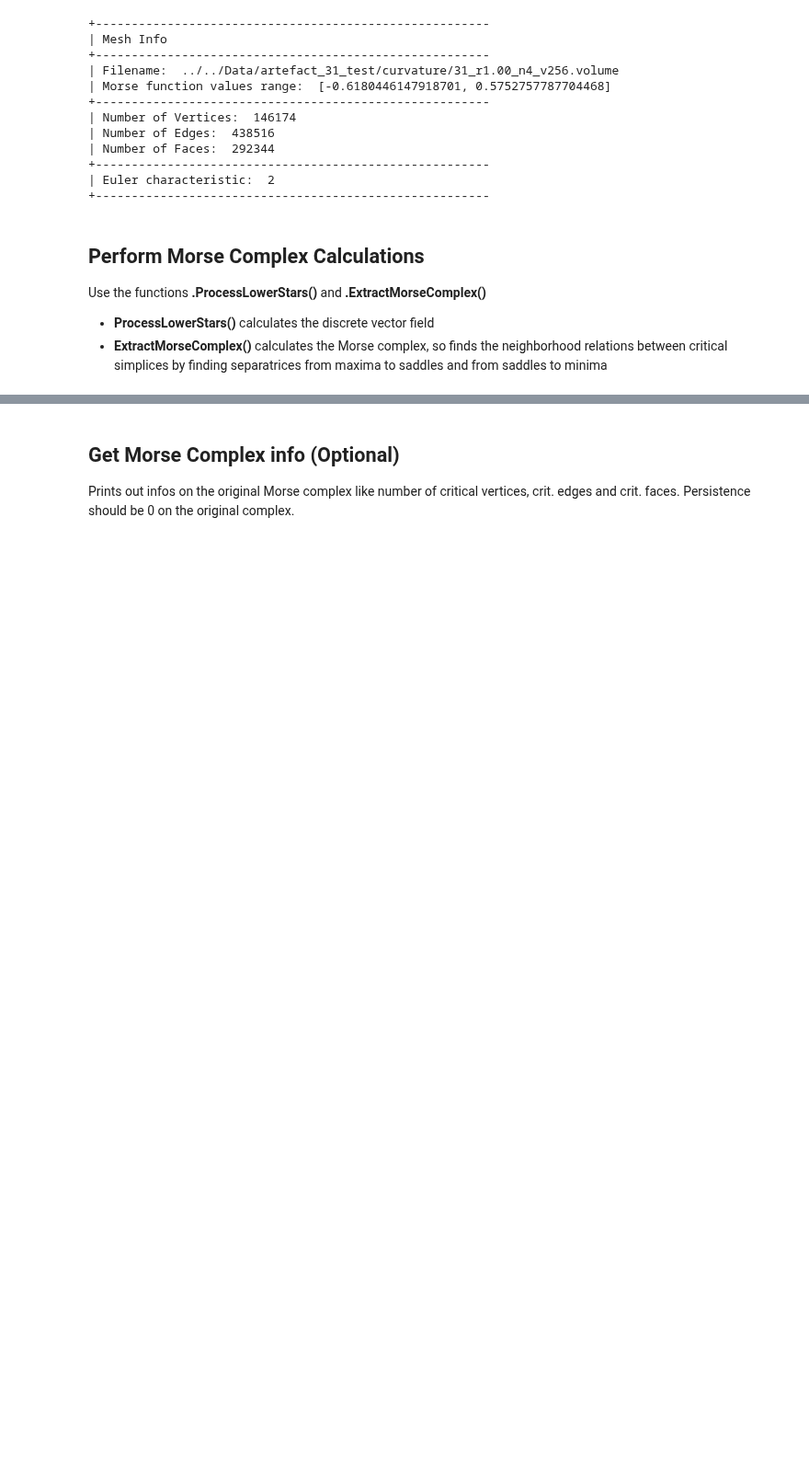
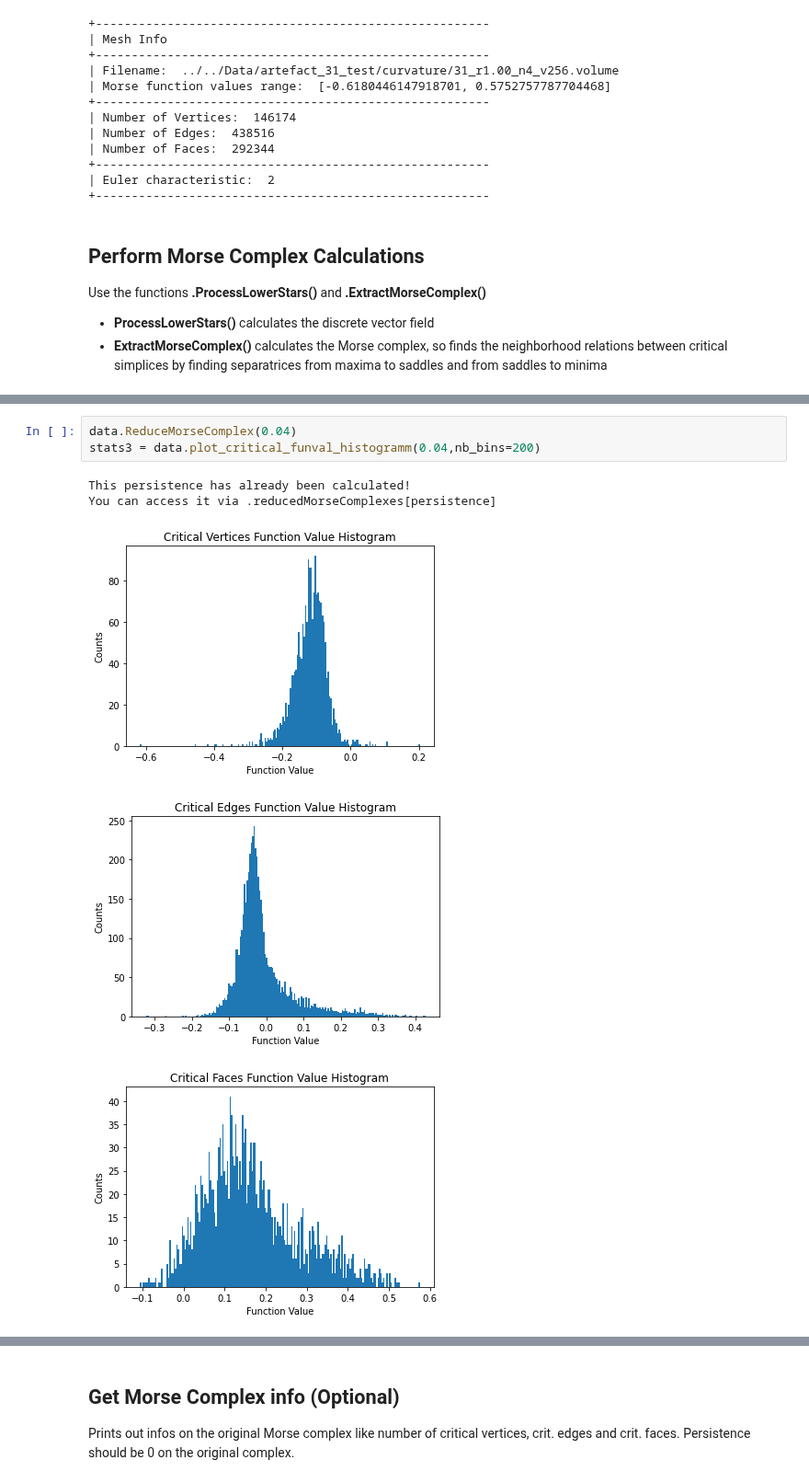
Before and after one commit to JanPhilipp-Bullenkamp/MorseMesh, a Jupyter notebook: Show simple usage.ipynb, the cells around one changed output, grey strips where cells are left out. Shown at 92% size. Cells and saved outputs as stored; diff of their text form; blank space fills up the shorter version.

```diff
--- a/Show simple usage.ipynb
+++ b/Show simple usage.ipynb
@@ -52,0 +92,9 @@ Time ExtractMorseComplex and Separatrices: 3.312678935999429
+# %%
+data.ReduceMorseComplex(0.04)
+stats3 = data.plot_critical_funval_histogramm(0.04,nb_bins=200)
+# %% [output]
+This persistence has already been calculated!
+You can access it via .reducedMorseComplexes[persistence]
+[figure, added]
+[figure, added]
+[figure, added]
```
Also changed, not shown: parts of 10 cells of this notebook, 2 other files.
